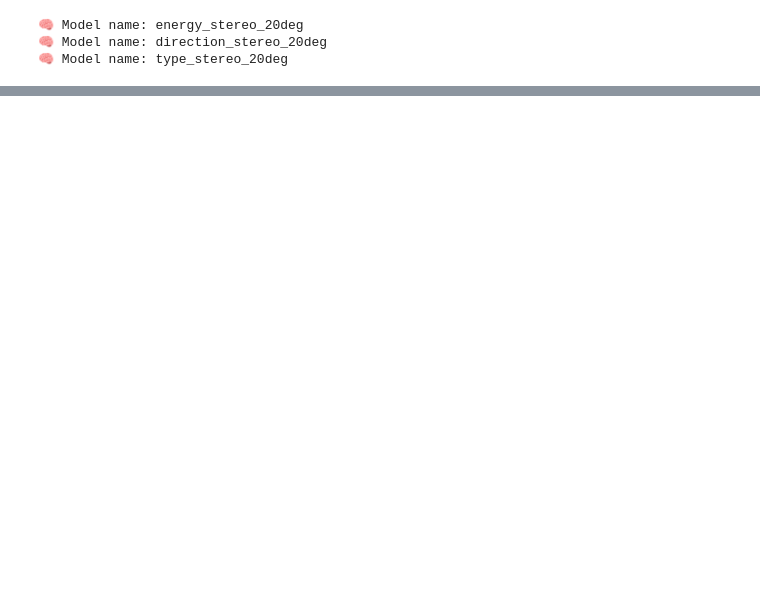
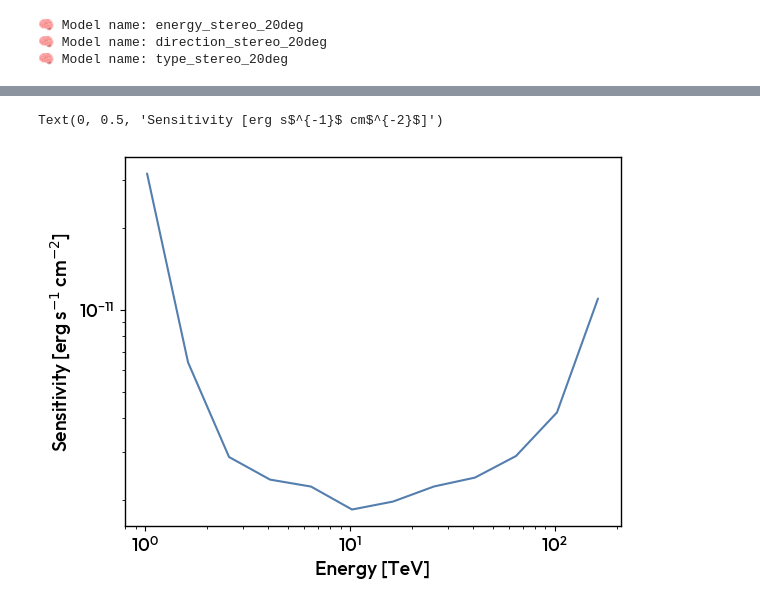
Before and after one commit to BastienLacave/CTLearn-Manager, a Jupyter notebook: notebooks/6_Make_IRFs.ipynb, the cells around one changed output, grey strips where cells are left out. Saved outputs shown, nothing was run; the diff lists cells and outputs as text; code cells hidden in the pictures; blank space fills up the shorter version.

```diff
--- a/notebooks/6_Make_IRFs.ipynb
+++ b/notebooks/6_Make_IRFs.ipynb
@@ -90,0 +156,10 @@ FITS_rec([([5.00000000e-02, 7.92446596e-02, 1.25594322e-01, 1.99053585e-01, 3.15
+# %%
+energy_center = hudl['SENSITIVITY'].data['ENERG_LO'] + 0.5 * (hudl['SENSITIVITY'].data['ENERG_HI'] - hudl['SENSITIVITY'].data['ENERG_LO'])
+plt.plot(energy_center[0], hudl['SENSITIVITY'].data['ENERGY_FLUX_SENSITIVITY'][0,0,:])
+plt.xscale('log')
+plt.yscale('log')
+plt.xlabel('Energy [TeV]')
+plt.ylabel('Sensitivity [erg s$^{-1}$ cm$^{-2}$]')
+# %% [output]
+Text(0, 0.5, 'Sensitivity [erg s$^{-1}$ cm$^{-2}$]')
+[figure, added]
```
Also changed, not shown: parts of 9 cells of this notebook, 6 other files.
